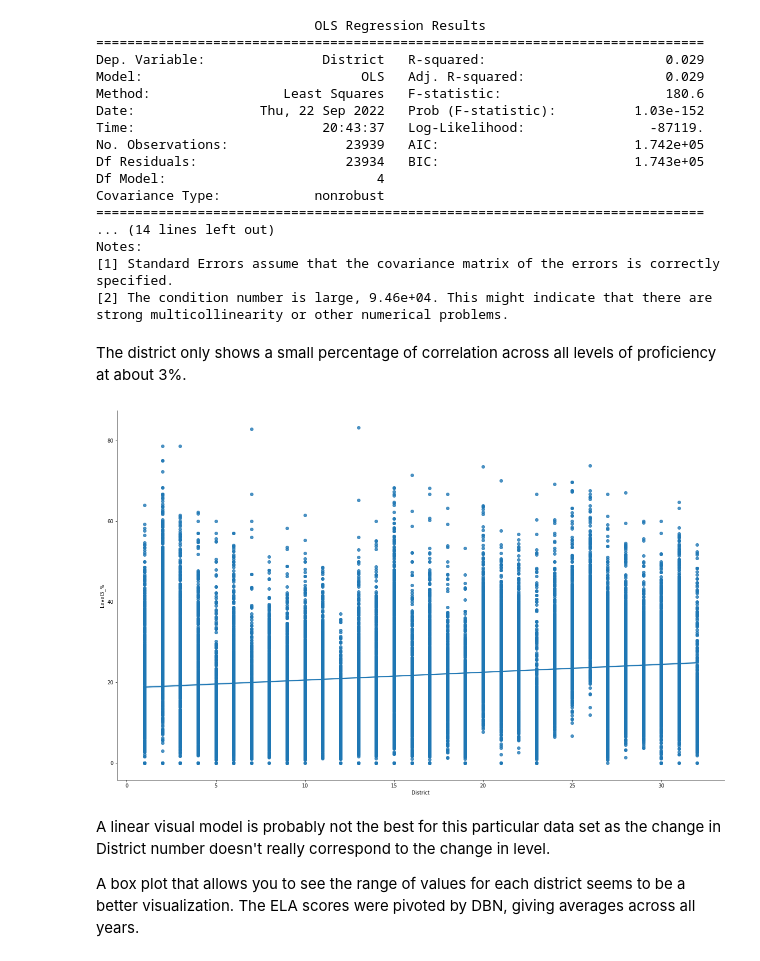
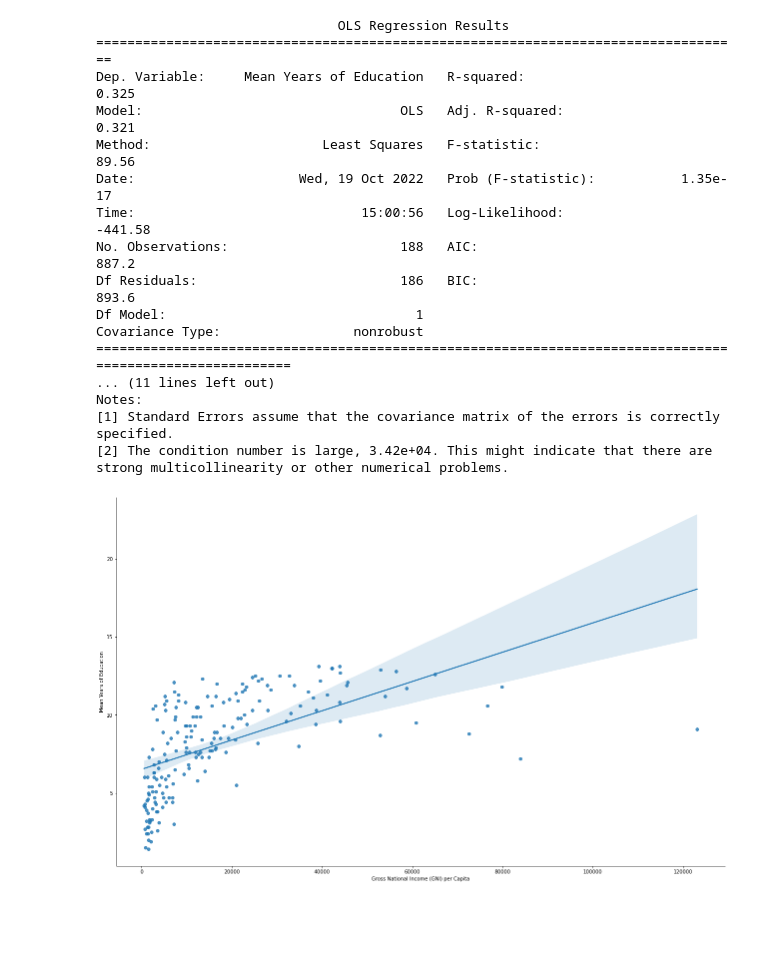
Before and after one commit to mbransons/DataFundamentalsCourse, a Jupyter notebook: week3/week3-activity.ipynb, the cells around one changed output. Saved outputs shown, nothing was run; the diff lists cells and outputs as text; code cells hidden in the pictures; blank space fills up the shorter version.

```diff
--- a/week3/week3-activity.ipynb
+++ b/week3/week3-activity.ipynb
@@ -51,0 +21,3 @@ ELA_test_results.head()
+# %%
+GlobalSocialIndicators = pd.read_excel('data/HumanDevelopment.xlsx', index_col='Country', na_values=['NA'])
+GlobalSocialIndicators.columns
@@ -52,38 +60,31 @@ ELA_test_results.head()
 # %%
-# Code block 3: The linear model
-Y = ELA_test_results['District']
-X = ELA_test_results[['Level1_%', 'Level2_%', 'Level3_%', 'Level4_%']]
+Y = GlobalSocialIndicators['Mean Years of Education']
+X = GlobalSocialIndicators['Gross National Income (GNI) per Capita']
 X = sm.add_constant(X)
 model0 = sm.OLS(Y, X, missing='drop').fit()
 print(model0.summary())
 # %% [output]
-                            OLS Regression Results
-==============================================================================
-Dep. Variable:               District   R-squared:                       0.029
-Model:                            OLS   Adj. R-squared:                  0.029
-Method:                 Least Squares   F-statistic:                     180.6
-Date:                Thu, 22 Sep 2022   Prob (F-statistic):          1.03e-152
-Time:                        20:43:37   Log-Likelihood:                -87119.
-No. Observations:               23939   AIC:                         1.742e+05
-Df Residuals:                   23934   BIC:                         1.743e+05
-Df Model:                           4
-Covariance Type:            nonrobust
-==============================================================================
-... (14 lines left out)
+                               OLS Regression Results
+===================================================================================
+Dep. Variable:     Mean Years of Education   R-squared:                       0.325
+Model:                                 OLS   Adj. R-squared:                  0.321
+Method:                      Least Squares   F-statistic:                     89.56
+Date:                     Wed, 19 Oct 2022   Prob (F-statistic):           1.35e-17
+Time:                             15:00:56   Log-Likelihood:                -441.58
+No. Observations:                      188   AIC:                             887.2
+Df Residuals:                          186   BIC:                             893.6
+Df Model:                                1
+Covariance Type:                 nonrobust
+==========================================================================================================
+... (11 lines left out)
 Notes:
 [1] Standard Errors assume that the covariance matrix of the errors is correctly specified.
-[2] The condition number is large, 9.46e+04. This might indicate that there are
+[2] The condition number is large, 3.42e+04. This might indicate that there are
 strong multicollinearity or other numerical problems.
-# %% [markdown]
-The district only shows a small percentage of correlation across all levels of proficiency at about 3%.
 # %%
-p = sb.lmplot('District', 'Level3_%', data=ELA_test_results)
+p = sb.lmplot('Gross National Income (GNI) per Capita', 'Mean Years of Education', data=GlobalSocialIndicators)
 p.fig.set_figwidth(20)
 p.fig.set_figheight(12)
 plt.show()
 # %% [output]
-[figure, old version]
+[figure, new version]
-# %% [markdown]
-A linear visual model is probably not the best for this particular data set as the change in District number doesn't really correspond to the change in level.
-
-A box plot that allows you to see the range of values for each district seems to be a better visualization. The ELA scores were pivoted by DBN, giving averages across all years.
```
Also changed, not shown: parts of 32 cells of this notebook, 10 other files.
